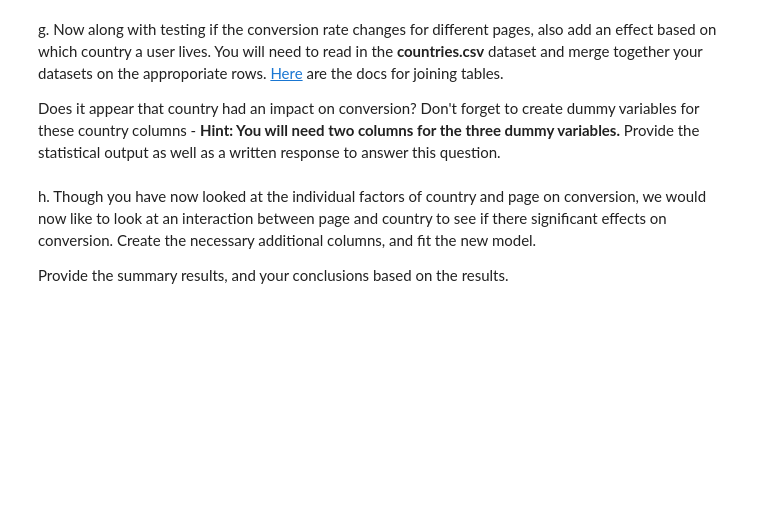
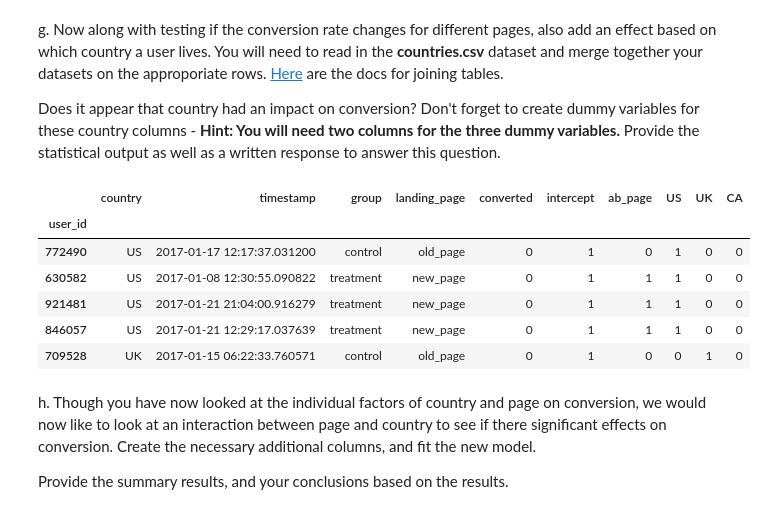
Before and after one commit to BexTuychiev/a-b_test_initial, a Jupyter notebook: Analyze_ab_test_results_notebook.ipynb, the cells around one changed output. Drawn from its saved outputs; the diff is of its cells as text; code cells hidden in the pictures; blank space fills up the shorter version.

Commit message:
feat: Read in the country dataset, merge with the old one

```diff
--- a/Analyze_ab_test_results_notebook.ipynb
+++ b/Analyze_ab_test_results_notebook.ipynb
@@ -321,6 +345,16 @@ countries_df = pd.read_csv('./countries.csv')
 df_new = countries_df.set_index('user_id').join(df2.set_index('user_id'), how='inner')
 # %%
 ### Create the necessary dummy variables
+df_new[['CA', 'UK', 'US']] = pd.get_dummies(df_new['country'])
+df_new.sample(5)
+# %% [output]
+|  | country | timestamp | group | landing_page | converted | intercept | ab_page | US | UK | CA |
+| user_id |  |  |  |  |  |  |  |  |  |  |
+| 772490 | US | 2017-01-17 12:17:37.031200 | control | old_page | 0 | 1 | 0 | 1 | 0 | 0 |
+| 630582 | US | 2017-01-08 12:30:55.090822 | treatment | new_page | 0 | 1 | 1 | 1 | 0 | 0 |
+| 921481 | US | 2017-01-21 21:04:00.916279 | treatment | new_page | 0 | 1 | 1 | 1 | 0 | 0 |
+| 846057 | US | 2017-01-21 12:29:17.037639 | treatment | new_page | 0 | 1 | 1 | 1 | 0 | 0 |
+| 709528 | UK | 2017-01-15 06:22:33.760571 | control | old_page | 0 | 1 | 0 | 0 | 1 | 0 |
 # %% [markdown]
 h. Though you have now looked at the individual factors of country and page on conversion, we would now like to look at an interaction between page and country to see if there significant effects on conversion.  Create the necessary additional columns, and fit the new model.
 
```
Also changed, not shown: parts of 14 cells of this notebook.
